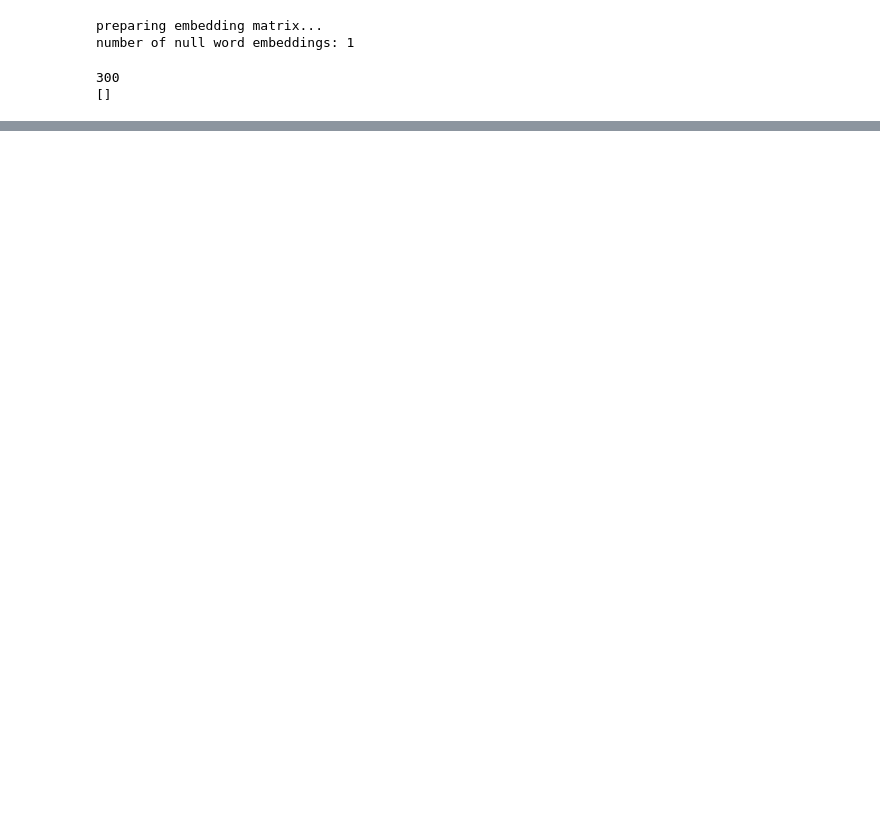
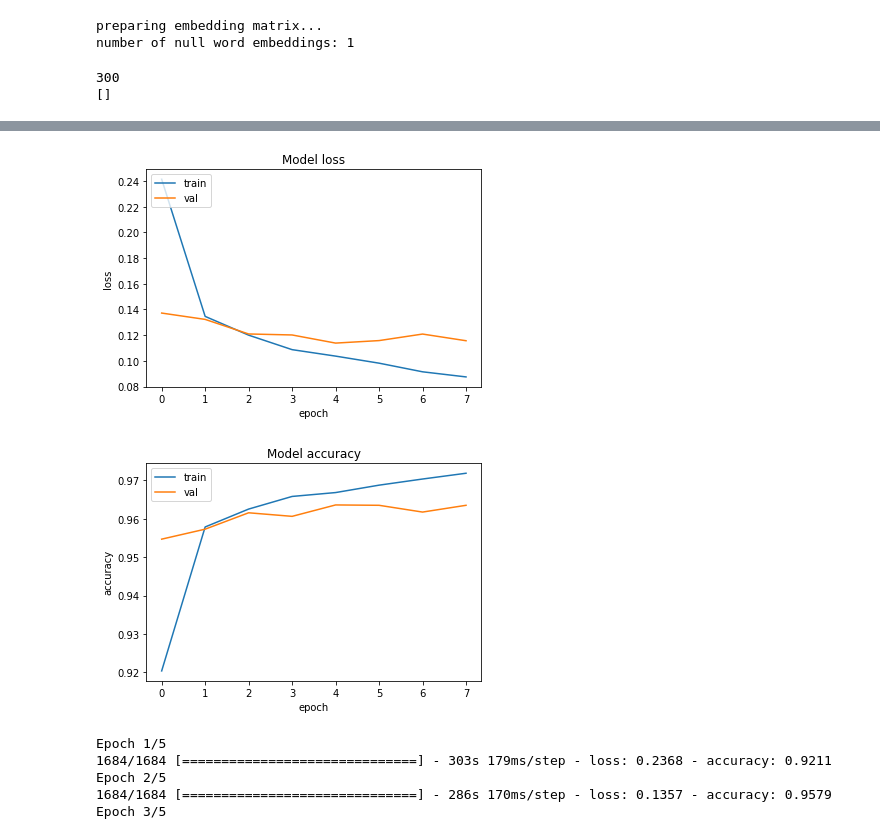
Before and after one commit to sruthi2498/Arduino-based-smart-glove, a Jupyter notebook: Models.ipynb, the cells around one changed output, grey strips where cells are left out. Cells and saved outputs as stored; diff of their text form; code cells hidden in the pictures; blank space fills up the shorter version.

```diff
--- a/Models.ipynb
+++ b/Models.ipynb
@@ -42,0 +38,6 @@ df.head()
+# %%
+train_url = "https://raw.githubusercontent.com/paresh-nayyar/CSCI-544_NLP/master/data/TER_text%26emotions_train.csv?token=GHSAT0AAAAAABQE6M6LBWXFXY4RATXWVQOYYS54ZOQ"
+test_url = "https://raw.githubusercontent.com/paresh-nayyar/CSCI-544_NLP/master/data/TER_text%26emotions_test.csv?token=GHSAT0AAAAAABQE6M6KMHW27U6UHRW3KQRIYS54ZQA"
+train_df = pd.read_csv(train_url)
+test_df = pd.read_csv(test_url)
+len(train_df),len(test_df)
@@ -72,9 +68,6 @@ drive  sample_data
 from gensim.models import FastText
 fasttext_url = "./fasttext_model/fasttext_model.model"
 embeddings_index = FastText.load(fasttext_url)
-# %%
-train_df = df
-test_df= df
 # %%
 label_names = ['anger', 'disgust', 'fear', 'happiness', 'sadness', 'surprise']
 y_train = train_df[label_names].values
@@ -208,4 +186,26 @@ _________________________________________________________________
+# %%
+import matplotlib.pyplot as plt
+def plotAcc(history):
+  plt.plot(history.history['accuracy'])
+  plt.plot(history.history['val_accuracy'])
+  plt.title('Model accuracy')
+  plt.ylabel('accuracy')
+  plt.xlabel('epoch')
+  plt.legend(['train', 'val'], loc='upper left')
+  plt.show()
+
+def plotLoss(history):
+  plt.plot(history.history['loss'])
+  plt.plot(history.history['val_loss'])
+  plt.title('Model loss')
+  plt.ylabel('loss')
+  plt.xlabel('epoch')
+  plt.legend(['train', 'val'], loc='upper left')
+  plt.show()
 # %%
-hist = model.fit(word_seq_train, y_train, batch_size=batch_size, epochs=num_epochs, validation_split=0.1, shuffle=True)
+history = model.fit(word_seq_train, y_train, batch_size=batch_size,
+                    epochs=num_epochs, validation_split=0.1, shuffle=True, verbose = 1)
+plotLoss(history)
+plotAcc(history)
 # %% [output]
 Epoch 1/8
@@ -226,0 +227,13 @@ Epoch 8/8
+[figure, added]
+[figure, added]
+# %%
+model = getCNNModel()
+best_epochs = np.argmin(history.history["val_loss"])+1
+model.fit(word_seq_train, y_train, batch_size=batch_size,
+                    epochs=best_epochs, shuffle=True, verbose = 1)
+# %% [output]
+Epoch 1/5
+1684/1684 [==============================] - 303s 179ms/step - loss: 0.2368 - accuracy: 0.9211
+Epoch 2/5
+1684/1684 [==============================] - 286s 170ms/step - loss: 0.1357 - accuracy: 0.9579
+Epoch 3/5
```
Also changed, not shown: parts of 8 cells of this notebook.
